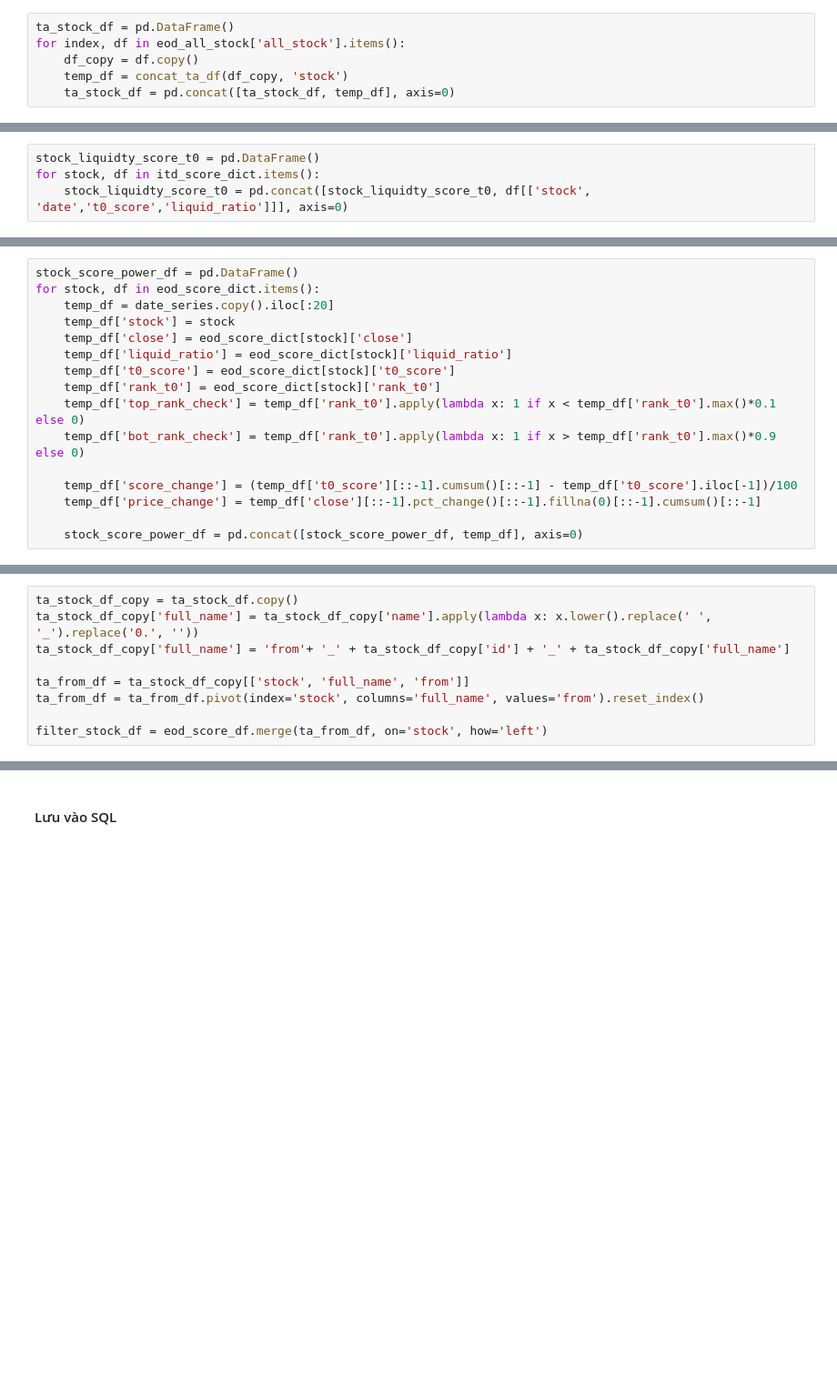
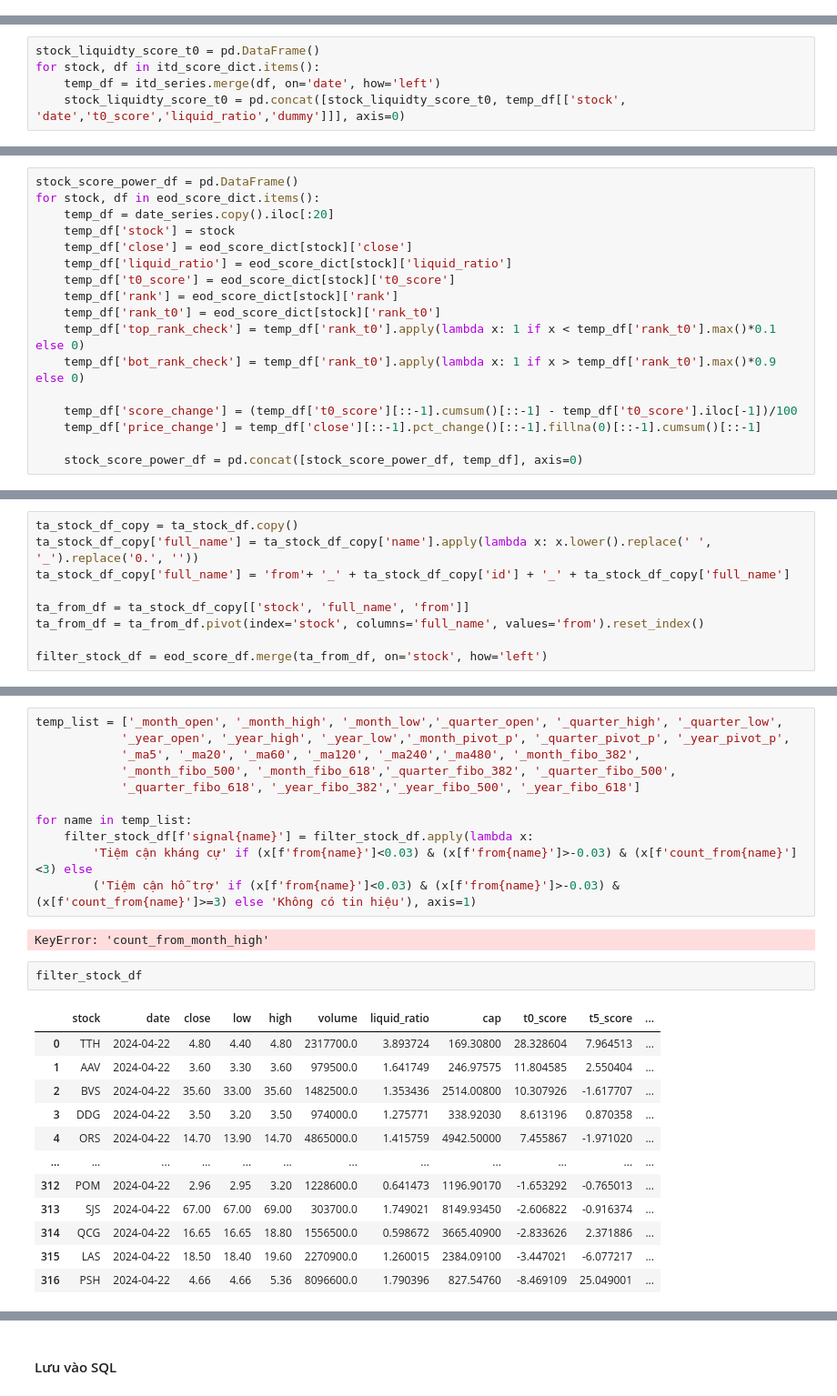
Before and after one commit to twan507/py_code, a Jupyter notebook: new_t2m_python.ipynb, the cells around one changed output, grey strips where cells are left out. Shown at 91% size. Saved outputs shown, nothing was run; the diff lists cells and outputs as text; blank space fills up the shorter version.

```diff
--- a/new_t2m_python.ipynb
+++ b/new_t2m_python.ipynb
@@ -1895,8 +1952,2 @@ stock_price_df = stock_price_df.melt(id_vars=['date'], var_name='stock', value_n
 # %% [markdown]
 - Dữ liệu bảng phân tích kỹ thuật
-# %%
-ta_stock_df = pd.DataFrame()
-for index, df in eod_all_stock['all_stock'].items():
-    df_copy = df.copy()
-    temp_df = concat_ta_df(df_copy, 'stock')
-    ta_stock_df = pd.concat([ta_stock_df, temp_df], axis=0)
@@ -1905,7 +1958,8 @@ for index, df in eod_all_stock['all_stock'].items():
 # %%
 stock_liquidty_score_t0 = pd.DataFrame()
 for stock, df in itd_score_dict.items():
-    stock_liquidty_score_t0 = pd.concat([stock_liquidty_score_t0, df[['stock', 'date','t0_score','liquid_ratio']]], axis=0)
+    temp_df = itd_series.merge(df, on='date', how='left')
+    stock_liquidty_score_t0 = pd.concat([stock_liquidty_score_t0, temp_df[['stock', 'date','t0_score','liquid_ratio','dummy']]], axis=0)
 # %% [markdown]
 - Biểu đồ dòng tiền trong tuần và trong tháng
 # %%
@@ -1920,6 +1974,7 @@ for stock, df in eod_score_dict.items():
     temp_df['close'] = eod_score_dict[stock]['close']
     temp_df['liquid_ratio'] = eod_score_dict[stock]['liquid_ratio']
     temp_df['t0_score'] = eod_score_dict[stock]['t0_score']
+    temp_df['rank'] = eod_score_dict[stock]['rank']
     temp_df['rank_t0'] = eod_score_dict[stock]['rank_t0']
     temp_df['top_rank_check'] = temp_df['rank_t0'].apply(lambda x: 1 if x < temp_df['rank_t0'].max()*0.1 else 0)
     temp_df['bot_rank_check'] = temp_df['rank_t0'].apply(lambda x: 1 if x > temp_df['rank_t0'].max()*0.9 else 0)
@@ -1945,0 +2067,28 @@ filter_stock_df = eod_score_df.merge(ta_from_df, on='stock', how='left')
+# %%
+temp_list = ['_month_open', '_month_high', '_month_low','_quarter_open', '_quarter_high', '_quarter_low',
+            '_year_open', '_year_high', '_year_low','_month_pivot_p', '_quarter_pivot_p', '_year_pivot_p',
+            '_ma5', '_ma20', '_ma60', '_ma120', '_ma240','_ma480', '_month_fibo_382',
+            '_month_fibo_500', '_month_fibo_618','_quarter_fibo_382', '_quarter_fibo_500',
+            '_quarter_fibo_618', '_year_fibo_382','_year_fibo_500', '_year_fibo_618']
+
+for name in temp_list:
+    filter_stock_df[f'signal{name}'] = filter_stock_df.apply(lambda x:
+        'Tiệm cận kháng cự' if (x[f'from{name}']<0.03) & (x[f'from{name}']>-0.03) & (x[f'count_from{name}']<3) else
+        ('Tiệm cận hỗ trợ' if (x[f'from{name}']<0.03) & (x[f'from{name}']>-0.03) & (x[f'count_from{name}']>=3) else 'Không có tin hiệu'), axis=1)
+# %% [output]
+KeyError: 'count_from_month_high'
+# %%
+filter_stock_df
+# %% [output]
+|  | stock | date | close | low | high | volume | liquid_ratio | cap | t0_score | t5_score | ... |
+| 0 | TTH | 2024-04-22 | 4.80 | 4.40 | 4.80 | 2317700.0 | 3.893724 | 169.30800 | 28.328604 | 7.964513 | ... |
+| 1 | AAV | 2024-04-22 | 3.60 | 3.30 | 3.60 | 979500.0 | 1.641749 | 246.97575 | 11.804585 | 2.550404 | ... |
+| 2 | BVS | 2024-04-22 | 35.60 | 33.00 | 35.60 | 1482500.0 | 1.353436 | 2514.00800 | 10.307926 | -1.617707 | ... |
+| 3 | DDG | 2024-04-22 | 3.50 | 3.20 | 3.50 | 974000.0 | 1.275771 | 338.92030 | 8.613196 | 0.870358 | ... |
+| 4 | ORS | 2024-04-22 | 14.70 | 13.90 | 14.70 | 4865000.0 | 1.415759 | 4942.50000 | 7.455867 | -1.971020 | ... |
+| ... | ... | ... | ... | ... | ... | ... | ... | ... | ... | ... | ... |
+| 312 | POM | 2024-04-22 | 2.96 | 2.95 | 3.20 | 1228600.0 | 0.641473 | 1196.90170 | -1.653292 | -0.765013 | ... |
+| 313 | SJS | 2024-04-22 | 67.00 | 67.00 | 69.00 | 303700.0 | 1.749021 | 8149.93450 | -2.606822 | -0.916374 | ... |
+| 314 | QCG | 2024-04-22 | 16.65 | 16.65 | 18.80 | 1556500.0 | 0.598672 | 3665.40900 | -2.833626 | 2.371886 | ... |
+| 315 | LAS | 2024-04-22 | 18.50 | 18.40 | 19.60 | 2270900.0 | 1.260015 | 2384.09100 | -3.447021 | -6.077217 | ... |
+| 316 | PSH | 2024-04-22 | 4.66 | 4.66 | 5.36 | 8096600.0 | 1.790396 | 827.54760 | -8.469109 | 25.049001 | ... |
```
Also changed, not shown: parts of 24 cells of this notebook, 1 other file.
